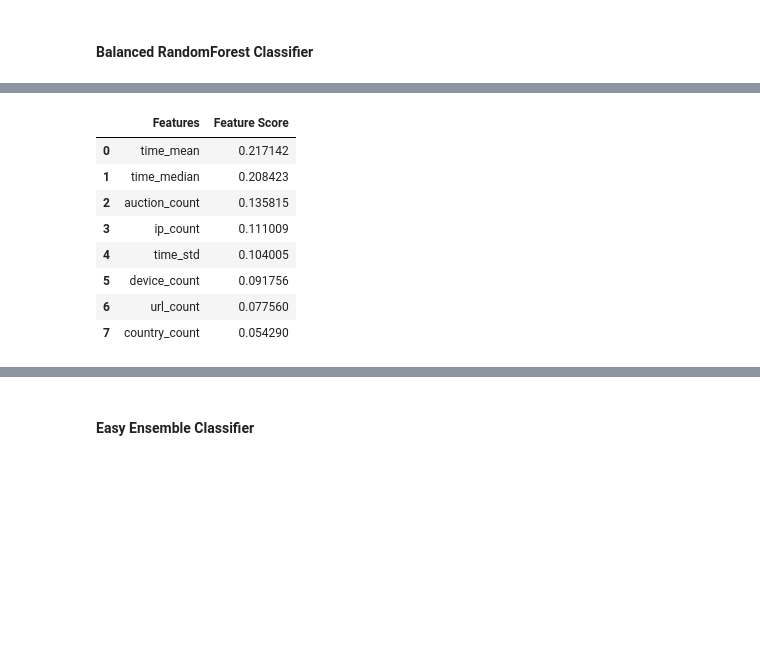
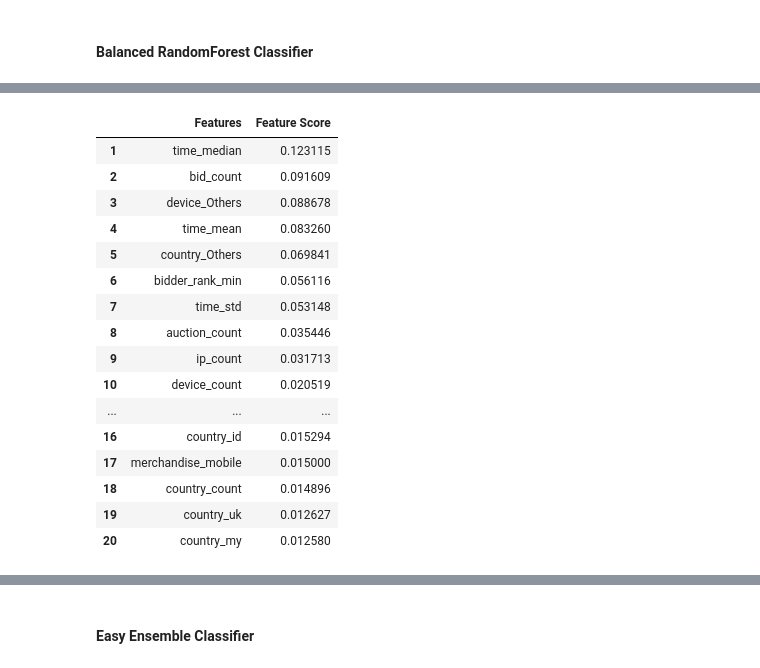
Before and after one commit to Marwan-Takrouri/Human-or-Robot-Facebook-Kaggle, a Jupyter notebook: Modeling.ipynb, the cells around one changed output, grey strips where cells are left out. Cells and saved outputs as stored; diff of their text form; code cells hidden in the pictures; blank space fills up the shorter version.

```diff
--- a/Modeling.ipynb
+++ b/Modeling.ipynb
@@ -113,6 +72,0 @@ If only use bidders.csv to train the model and get the importances, merchandise_
-# %%
-#  drop merchandise_count
-merged_bidders = merged_bidders.drop(columns=["merchandise_count"])
-# merged_bidders = merged_bidders.drop(columns=["merchandise_count_x", "merchandise_count_y"])
-print(merged_bidders.shape)
-merged_bidders.head()
@@ -128,0 +75,2 @@ merged_bidders.head()
+# %%
+model_data = merged_bidders.copy()
@@ -130,14 +93,14 @@ merged_bidders.head()
 #### Spilt and scale the data
 # %%
 # Split our preprocessed data into features and target arrays
-y = merged_bidders["outcome"].values
-X = merged_bidders.drop(columns= "outcome", axis= 1).values
+y = model_data["outcome"].values
+X = model_data.drop(columns= "outcome", axis= 1).values
 
 # Split the preprocessed data into a training and testing dataset
 # Default
 X_train, X_test, y_train, y_test = train_test_split(X, y, random_state=42, stratify=y)
 
 # Customize the split size
-# X_train, X_test, y_train, y_test = train_test_split(X, y, random_state=42, stratify=y, test_size=0.5)
+# X_train, X_test, y_train, y_test = train_test_split(X, y, random_state=42, stratify=y, test_size=0.8)
 # %%
 # Create a Scaler instances: Try two scaler
@@ -154,7 +117,7 @@ X_test_scaled = X_scaler.transform(X_test)
 #### Balanced RandomForest Classifier
 # %%
 from imblearn.ensemble import BalancedRandomForestClassifier
-model = BalancedRandomForestClassifier(n_estimators=250, random_state=42)
+model = BalancedRandomForestClassifier(n_estimators=240, random_state=42)
 model.fit(X_train, y_train)
 y_pred = model.predict(X_test)
 # %%
@@ -182,18 +145,28 @@ avg / total       0.95      0.79      0.92      0.85      0.85      0.71       4
 # %%
 # List the features sorted in descending order by feature importance
 x = merged_bidders.drop(columns= "outcome", axis= 1)
 import_score = model.fit(X_train, y_train).feature_importances_
 import_rank = sorted(zip(import_score, x.columns), reverse=True)
 importances = pd.DataFrame(import_rank, columns=["Feature Score", "Features"])
 importances = importances[["Features", "Feature Score"]]
-importances.head(10)
+importances.index = np.arange(1, len(importances)+1)
+top_10 = importances.head(20)
+top_10
 # %% [output]
 |  | Features | Feature Score |
-| 0 | time_mean | 0.217142 |
-| 1 | time_median | 0.208423 |
-| 2 | auction_count | 0.135815 |
-| 3 | ip_count | 0.111009 |
-| 4 | time_std | 0.104005 |
-| 5 | device_count | 0.091756 |
-| 6 | url_count | 0.077560 |
-| 7 | country_count | 0.054290 |
+| 1 | time_median | 0.123115 |
+| 2 | bid_count | 0.091609 |
+| 3 | device_Others | 0.088678 |
+| 4 | time_mean | 0.083260 |
+| 5 | country_Others | 0.069841 |
+| 6 | bidder_rank_min | 0.056116 |
+| 7 | time_std | 0.053148 |
+| 8 | auction_count | 0.035446 |
+| 9 | ip_count | 0.031713 |
+| 10 | device_count | 0.020519 |
+| ... | ... | ... |
+| 16 | country_id | 0.015294 |
+| 17 | merchandise_mobile | 0.015000 |
+| 18 | country_count | 0.014896 |
+| 19 | country_uk | 0.012627 |
+| 20 | country_my | 0.012580 |
```
Also changed, not shown: parts of 30 cells of this notebook, 1 other file.
